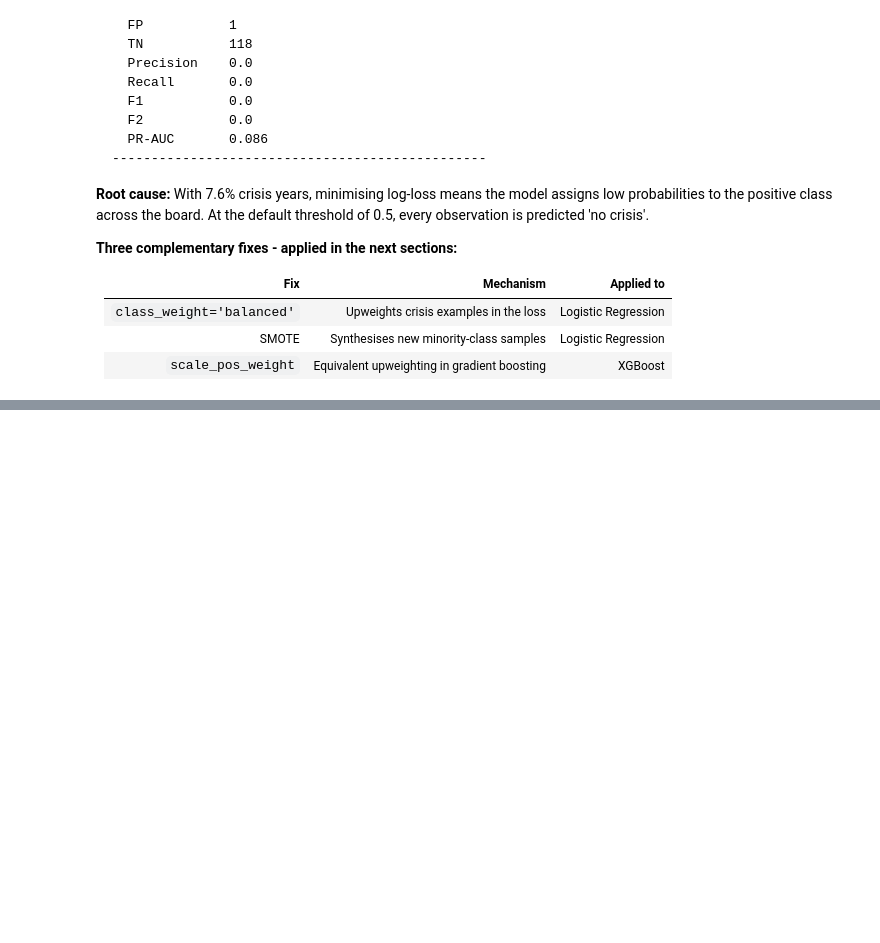
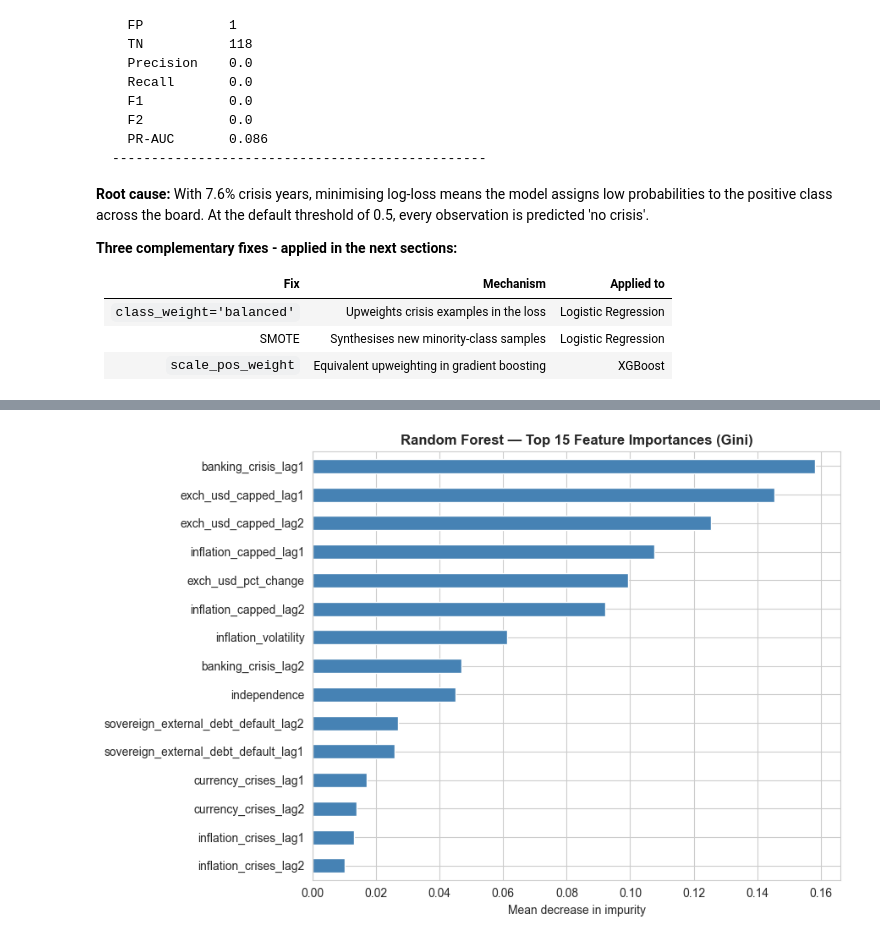
Before and after one commit to yevqlzw/African_Crisis_Prediction, a Jupyter notebook: notebooks/03_model_training_evaluation.ipynb, the cells around one changed output, grey strips where cells are left out. Saved outputs shown, nothing was run; the diff lists cells and outputs as text; code cells hidden in the pictures; blank space fills up the shorter version.

```diff
--- a/notebooks/03_model_training_evaluation.ipynb
+++ b/notebooks/03_model_training_evaluation.ipynb
@@ -350,0 +447,27 @@ At the default threshold of 0.5, every observation is predicted 'no crisis'.
+# %%
+tscv = TimeSeriesSplit(n_splits=5)
+
+rf_param_grid = {
+    'n_estimators': [100, 200],
+    'max_depth': [None, 5, 10],
+    'min_samples_leaf': [1, 5],
+}
+
+rf_gs = GridSearchCV(
+    RandomForestClassifier(
+        class_weight='balanced',
+        random_state=RANDOM_STATE,
+        n_jobs=-1
+    ),
+    rf_param_grid,
+    cv=tscv,
+    scoring='average_precision',
+    n_jobs=-1,
+    refit=True,
+    verbose=1
+)
+rf_gs.fit(X_train, y_train)
+best_rf = rf_gs.best_estimator_
+
+print(f'Best RF params : {rf_gs.best_params_}')
+print(f'Best CV PR-AUC : {rf_gs.best_score_:.3f}')
@@ -350,0 +501,13 @@ At the default threshold of 0.5, every observation is predicted 'no crisis'.
+# %%
+# Feature importance (Gini) for the best RF
+fi = pd.Series(best_rf.feature_importances_, index=FEATURE_COLS).sort_values(ascending=False)
+
+fig, ax = plt.subplots(figsize=(9, 6))
+fi.head(15).plot(kind='barh', ax=ax, color='steelblue')
+ax.invert_yaxis()
+ax.set_title('Random Forest — Top 15 Feature Importances (Gini)', fontweight='bold')
+ax.set_xlabel('Mean decrease in impurity')
+plt.tight_layout()
+plt.show()
+# %% [output]
+[figure, added]
```
Also changed, not shown: parts of 19 cells of this notebook.
